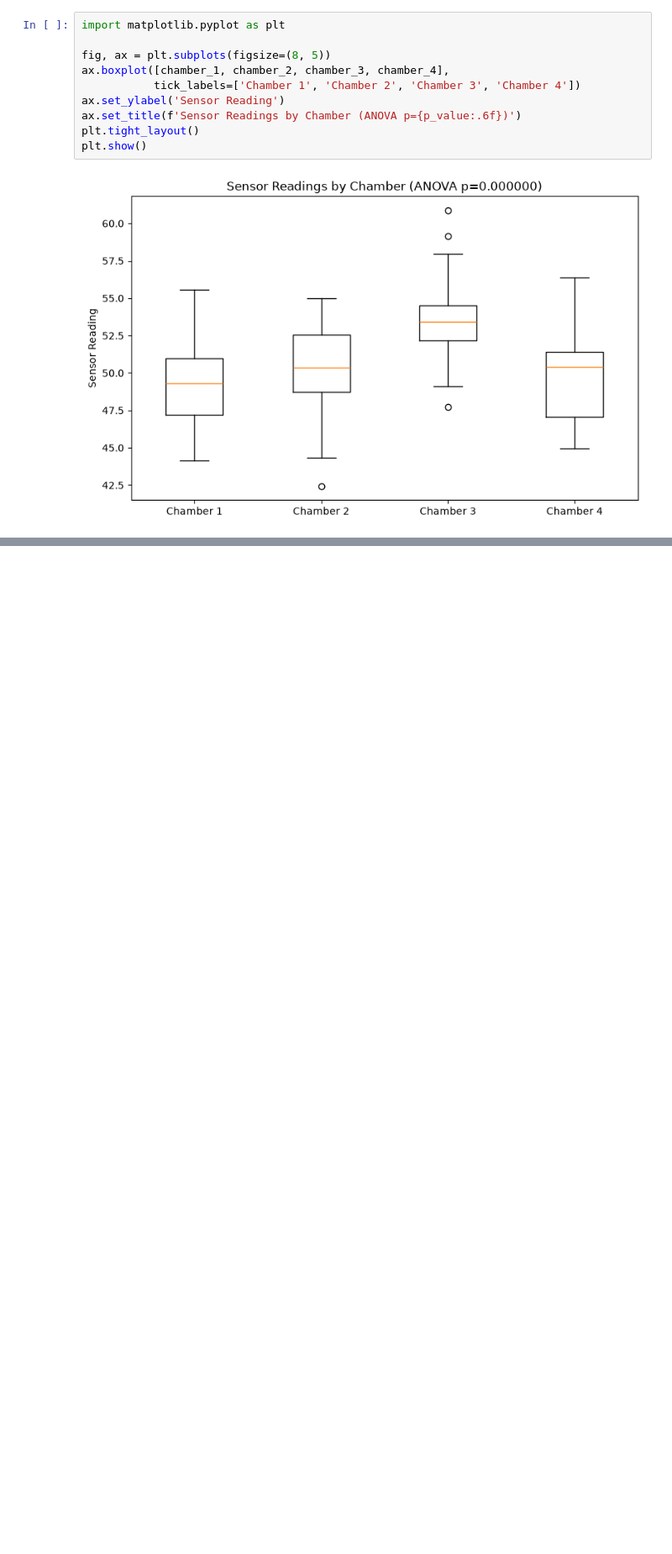
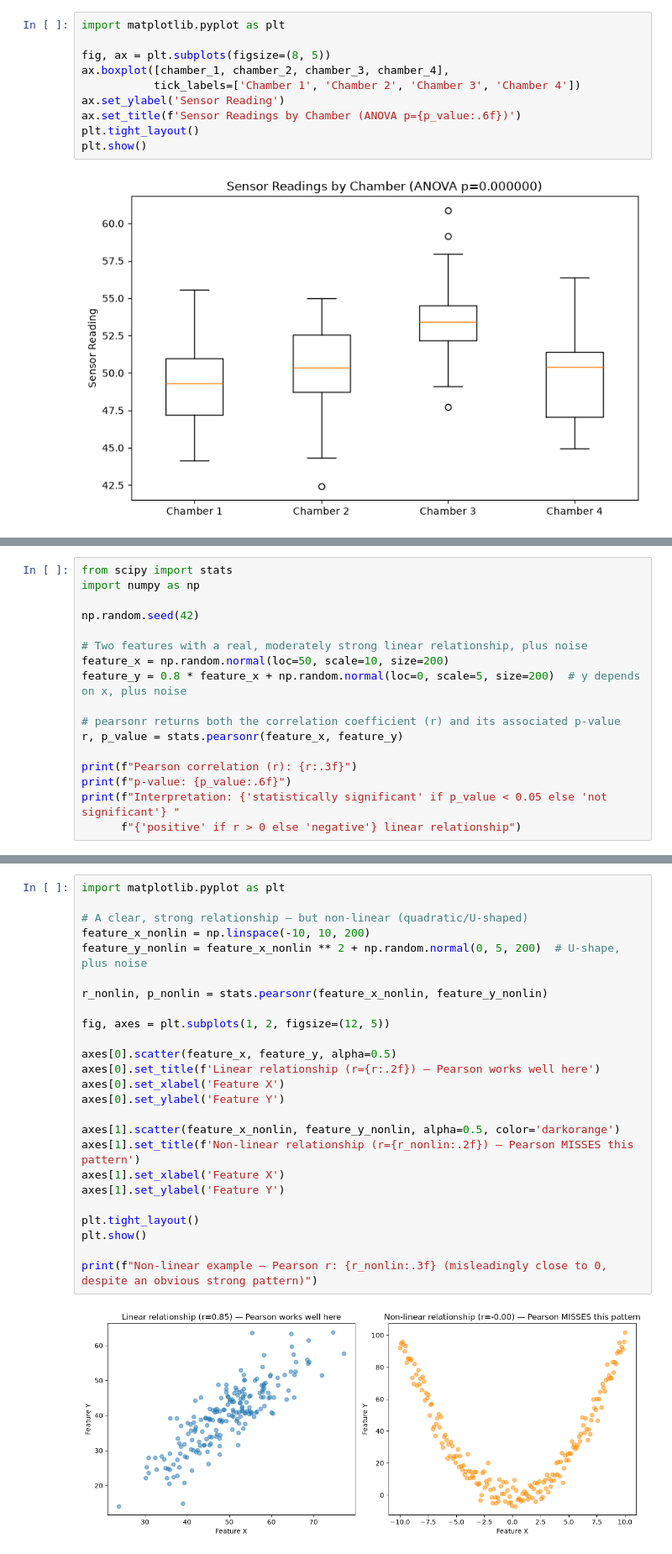
Before and after one commit to cheer-up-dimbo/ds-sprint-july, a Jupyter notebook: week3_ml_core/QnA.ipynb, the cells around one changed output, grey strips where cells are left out. Shown at 84% size. Saved outputs shown, nothing was run; the diff lists cells and outputs as text; blank space fills up the shorter version.

```diff
--- a/week3_ml_core/QnA.ipynb
+++ b/week3_ml_core/QnA.ipynb
@@ -2196,0 +2232,17 @@ plt.show()
+# %%
+from scipy import stats
+import numpy as np
+
+np.random.seed(42)
+
+# Two features with a real, moderately strong linear relationship, plus noise
+feature_x = np.random.normal(loc=50, scale=10, size=200)
+feature_y = 0.8 * feature_x + np.random.normal(loc=0, scale=5, size=200)  # y depends on x, plus noise
+
+# pearsonr returns both the correlation coefficient (r) and its associated p-value
+r, p_value = stats.pearsonr(feature_x, feature_y)
+
+print(f"Pearson correlation (r): {r:.3f}")
+print(f"p-value: {p_value:.6f}")
+print(f"Interpretation: {'statistically significant' if p_value < 0.05 else 'not significant'} "
+      f"{'positive' if r > 0 else 'negative'} linear relationship")
@@ -2196,0 +2255,27 @@ plt.show()
+# %%
+import matplotlib.pyplot as plt
+
+# A clear, strong relationship — but non-linear (quadratic/U-shaped)
+feature_x_nonlin = np.linspace(-10, 10, 200)
+feature_y_nonlin = feature_x_nonlin ** 2 + np.random.normal(0, 5, 200)  # U-shape, plus noise
+
+r_nonlin, p_nonlin = stats.pearsonr(feature_x_nonlin, feature_y_nonlin)
+
+fig, axes = plt.subplots(1, 2, figsize=(12, 5))
+
+axes[0].scatter(feature_x, feature_y, alpha=0.5)
+axes[0].set_title(f'Linear relationship (r={r:.2f}) — Pearson works well here')
+axes[0].set_xlabel('Feature X')
+axes[0].set_ylabel('Feature Y')
+
+axes[1].scatter(feature_x_nonlin, feature_y_nonlin, alpha=0.5, color='darkorange')
+axes[1].set_title(f'Non-linear relationship (r={r_nonlin:.2f}) — Pearson MISSES this pattern')
+axes[1].set_xlabel('Feature X')
+axes[1].set_ylabel('Feature Y')
+
+plt.tight_layout()
+plt.show()
+
+print(f"Non-linear example — Pearson r: {r_nonlin:.3f} (misleadingly close to 0, despite an obvious strong pattern)")
+# %% [output]
+[figure, added]
```
Also changed, not shown: parts of 32 cells of this notebook, 1 other file.
